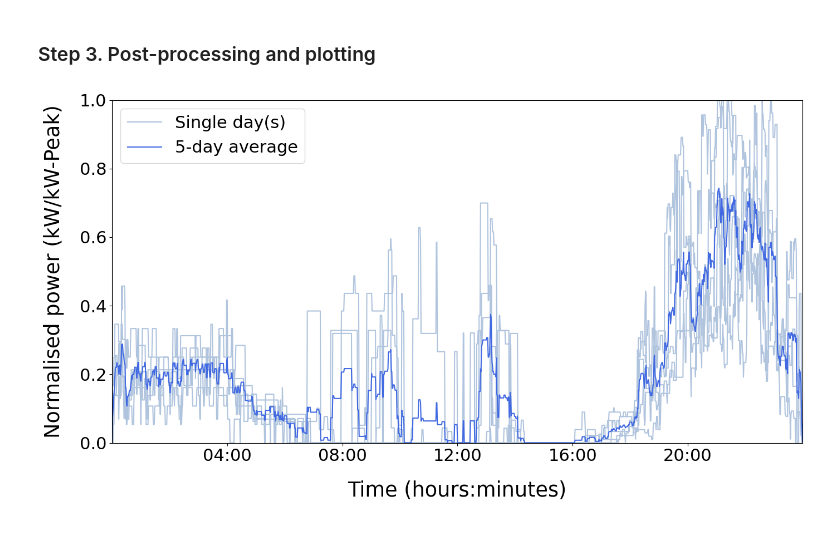
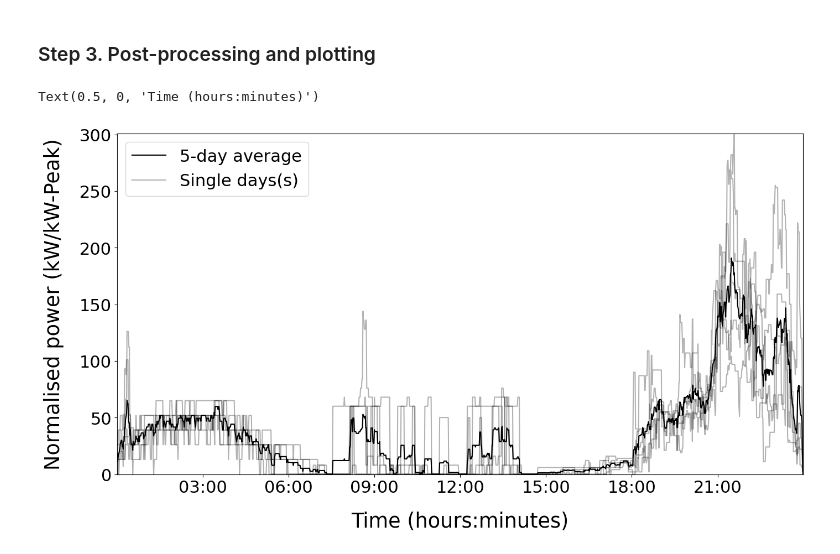
Before and after one commit to RAMP-project/RAMP, a Jupyter notebook: docs/notebooks/example_figure_joss.ipynb, the cells around one changed output. Cells and saved outputs as stored; diff of their text form; code cells hidden in the pictures.

Commit message:
Updated code based on new plotting functionality

```diff
--- a/docs/notebooks/example_figure_joss.ipynb
+++ b/docs/notebooks/example_figure_joss.ipynb
@@ -14,7 +14,9 @@ LI.num_users = 1
 ### Step 2. Creating a UseCase and generating a list of load profiles
 # %%
 uc = UseCase("JOSS-paper-figure", users=[LMI, LI])
-uc.initialize(num_days=5)
+uc.initialize(num_days=1)
 
-my_profiles_list = uc.generate_daily_load_profiles(flat='False')
+profiles = uc.generate_daily_load_profiles(
+    cases=[1,2,3,4,5]
+)
 # %% [output]
@@ -22,35 +24,23 @@ You will simulate 5 day(s) from 2024-05-08 00:00:00 until 2024-05-13 00:00:00
 # %% [markdown]
 ### Step 3. Post-processing and plotting
 # %%
-# Creating a custom plot function based on the default 'plot cloud' functionality
+# Creating a custom plot function based on the in-built 'plot.shadow()' functionality
+import matplotlib.pyplot as plt
+import matplotlib.dates as mdates
 
-import matplotlib.pyplot as plt
-from matplotlib.ticker import FormatStrFormatter
-import pandas as pd
+plt.rcParams.update({'font.size': 22})
 
-def plot_cloud(df_profiles_list):
-    plt.rcParams.update({'font.size': 22})
-    fig = plt.figure(figsize=(16, 8))
-    ax1=fig.add_subplot(111)
+fig, ax1 = profiles.shadow( figsize=(16, 8))
+ax1.legend(['5-day average', 'Single days(s)'])
+ax1.margins(0)
 
-    normalised_load = df_profiles_list/df_profiles_list.max()
-    ax1.plot(normalised_load[0], color='#b0c4de', label='Single day(s)')
-    ax1.plot(normalised_load[[1,2,3,4]], color='#b0c4de')
-    ax1.plot(normalised_load.mean(axis=1), color='#4169e1', label='5-day average')
+ax1.set_xticks(ax1.get_xticks()[1:])
 
-    ax1.margins(0)
-    ax1.set_xticks([60*4,60*8,60*12,60*16,60*20])
-    ax1.set_xticklabels(['04:00','08:00','12:00','16:00','20:00'])
-    ax1.set_yticks([0.0,0.2,0.4,0.6,0.8,1.0])
-    ax1.set_ylabel('Normalised power (kW/kW-Peak)', fontsize='large', labelpad=20)
-    ax1.set_xlabel('Time (hours:minutes)', fontsize='large', labelpad=20)
-    ax1.legend()
-    ax1.yaxis.set_major_formatter(FormatStrFormatter('%.1f'))
+myFmt = mdates.DateFormatter('%H:%M')
+ax1.xaxis.set_major_formatter(myFmt)
 
-    return
-
-# Calling the plot function
-my_df_profiles = pd.DataFrame(my_profiles_list).T
-plot_cloud(my_df_profiles)
+ax1.set_ylabel('Normalised power (kW/kW-Peak)', fontsize='large', labelpad=20)
+ax1.set_xlabel('Time (hours:minutes)', fontsize='large', labelpad=20)
 # %% [output]
+Text(0.5, 0, 'Time (hours:minutes)')
-[figure, old version]
+[figure, new version]
```
Also changed, not shown: parts of 1 cell of this notebook.
